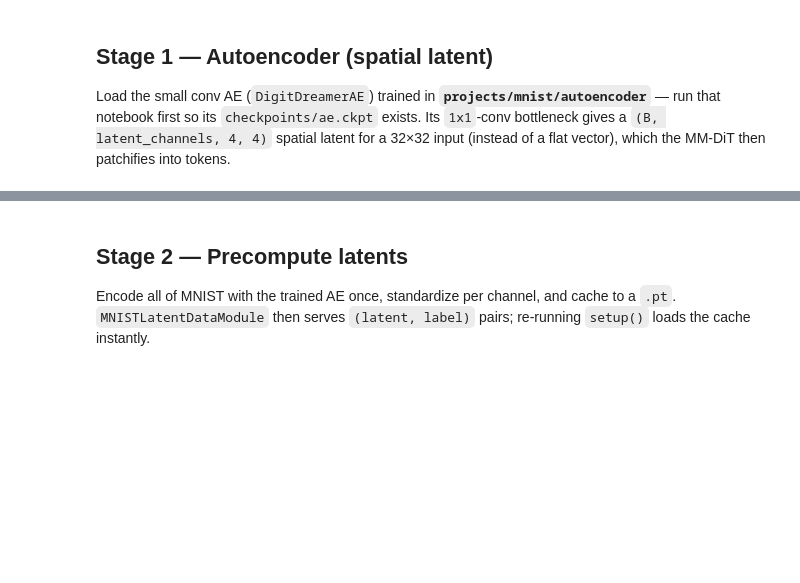
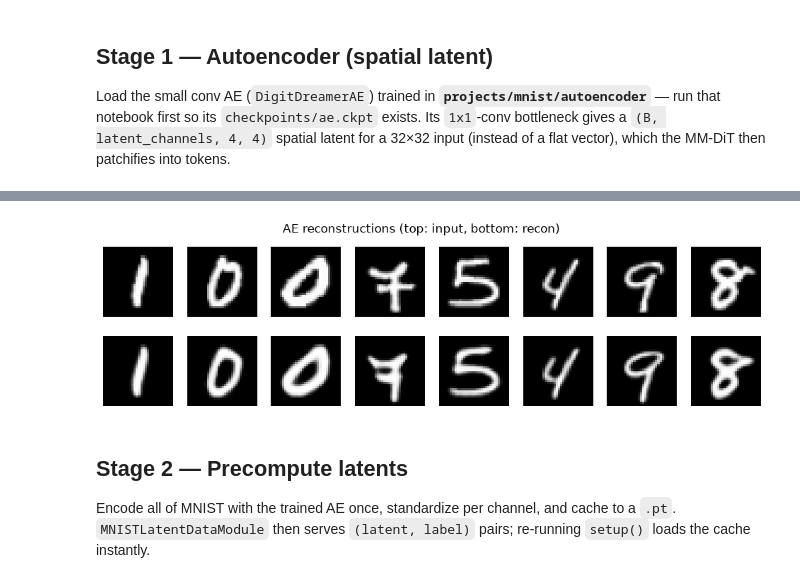
Before and after one commit to karanravindra/chimera, a Jupyter notebook: projects/mnist/rectified_flow/main.ipynb, the cells around one changed output, grey strips where cells are left out. Drawn from its saved outputs; the diff is of its cells as text; code cells hidden in the pictures; blank space fills up the shorter version.

```diff
--- a/projects/mnist/rectified_flow/main.ipynb
+++ b/projects/mnist/rectified_flow/main.ipynb
@@ -72,18 +97,20 @@ print(f"loaded AE from {AE_CKPT} ({sum(p.numel() for p in ae.parameters()):,} pa
 # %%
-ae.to(DEVICE).float().eval()
+ae.to(DEVICE, dtype=torch.bfloat16).eval()
 x, _ = next(iter(ae_val_loader))
-x = x[:8].to(DEVICE)
-with torch.inference_mode():
+x = x[:8].to(DEVICE, dtype=torch.bfloat16)
+with torch.no_grad():
     recon = ae(x)
 
 fig, axes = plt.subplots(2, 8, figsize=(12, 3))
 for i in range(8):
-    axes[0, i].imshow(x[i, 0].cpu(), cmap="gray")
-    axes[1, i].imshow(recon[i, 0].cpu(), cmap="gray")
+    axes[0, i].imshow(x[i, 0].cpu().float(), cmap="gray")
+    axes[1, i].imshow(recon[i, 0].cpu().float(), cmap="gray")
     axes[0, i].axis("off")
     axes[1, i].axis("off")
 plt.suptitle("AE reconstructions (top: input, bottom: recon)")
 plt.show()
+# %% [output]
+[figure, added]
 # %% [markdown]
 ## Stage 2 — Precompute latents
 
```
Also changed, not shown: parts of 9 cells of this notebook.
